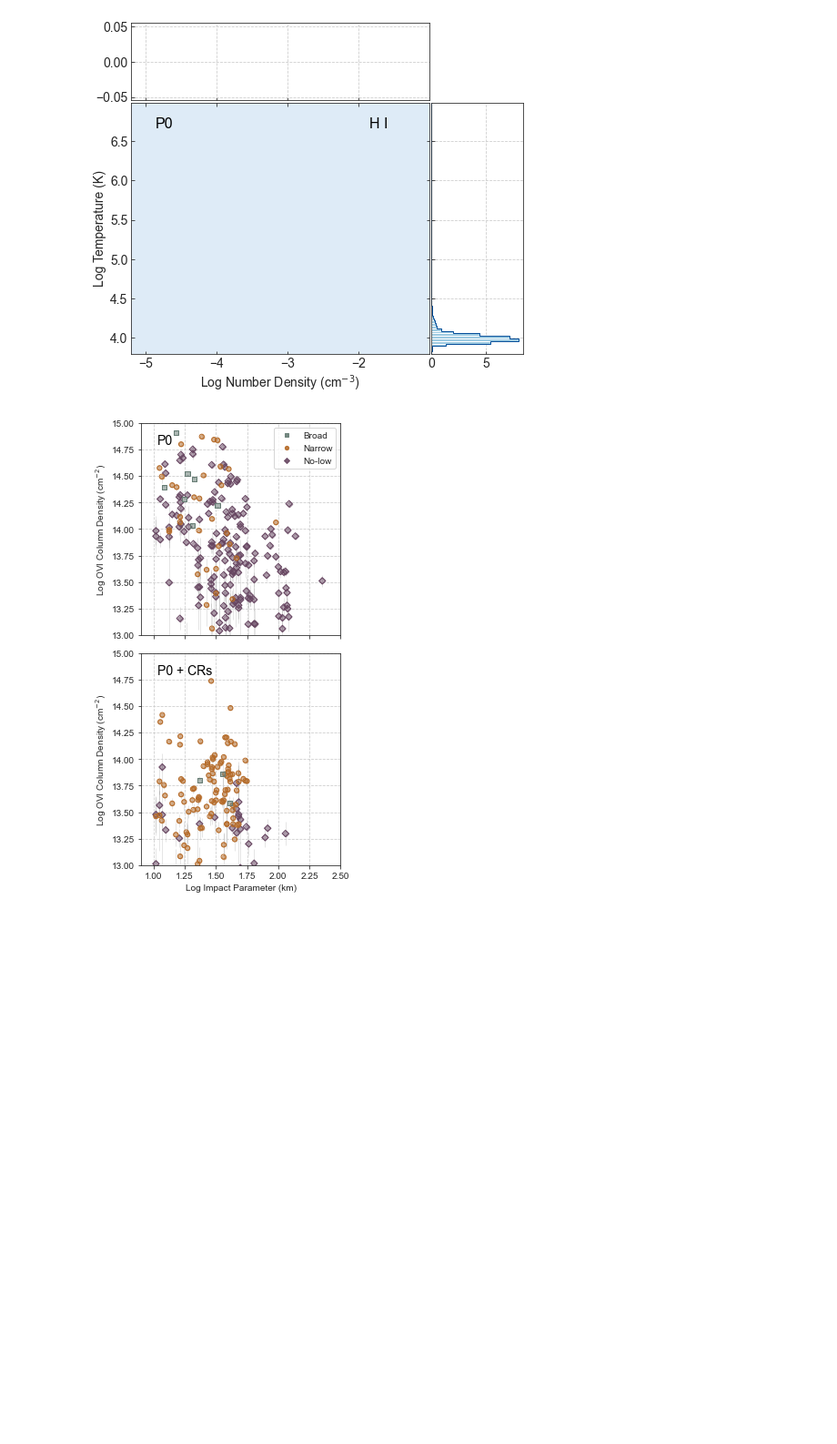
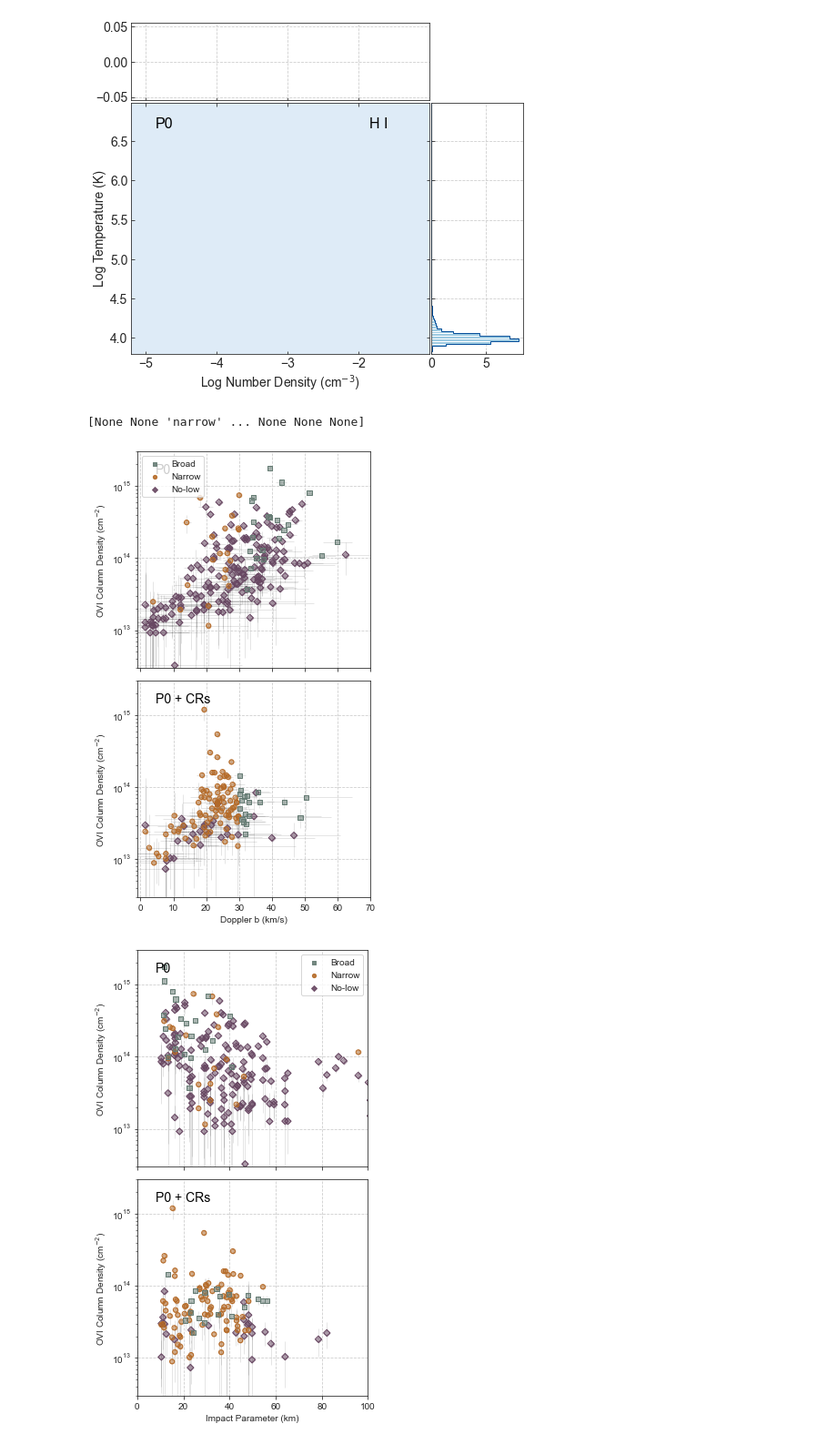
Before and after one commit to ibutsky/synthetic_spectra, a Jupyter notebook: scripts/plotting/paper_plots.ipynb, the cells around one changed output. Shown at 91% size. Cells and saved outputs as stored; diff of their text form; code cells hidden in the pictures; blank space fills up the shorter version.

Commit message:
updating plots and including data with confirmed detections

```diff
--- a/scripts/plotting/paper_plots.ipynb
+++ b/scripts/plotting/paper_plots.ipynb
@@ -180,30 +183,41 @@ yt : [WARNING  ] 2021-02-20 16:47:19,474 Field ('gas', 'H_p0_mass') already exis
 [figure]
 [figure]
 [figure]
+# %%
+csv_data_file = '../../data/analyzed_spectra/merged_solutions_with_upper_limits.csv'
+ion_list, logN_list, logNerr_list, b_list, berr_list, vel_list, \
+                vel_err_list, ray_id_list, model_list, impact_list, ovi_label_list, detection_list \
+                = pt.load_csv_data(csv_data_file)
+
+mask = (model_list == 'P0agncr')
+print(ovi_label_list[mask])
+# %% [output]
+[None None 'narrow' ... None None None]
 # %%
 # plotting O VI label plots
-def plot_ovi(xfield, csv_data_file = '../../data/analyzed_spectra/merged_solutions.csv'):
+def plot_ovi(xfield, impact_min = 0, impact_max = 500,
+             csv_data_file = '../../data/analyzed_spectra/merged_solutions_with_upper_limits.csv'):
     ion_list, logN_list, logNerr_list, b_list, berr_list, vel_list, \
-                vel_err_list, ray_id_list, model_list, impact_list, ovi_label_list \
+                vel_err_list, ray_id_list, model_list, impact_list, ovi_label_list, detection_list \
                 = pt.load_csv_data(csv_data_file)
 
     if xfield == 'bval':
-        x_list = np.log10(b_list)
-        xerr_list = np.log10(berr_list)
-        xlims = (0.7, 2)
-        xlabel = 'Log Doppler b (km/s)'
+        x_list = b_list
+#        xerr_list = np.log10(b_list + berr_list) - np.log10(b_list - berr_list)
+        xerr_list = berr_list
+        xlims = (-1, 70)
+        xlabel = 'Doppler b (km/s)'
     elif xfield == 'impact':
-        x_list = np.log10(impact_list)
+        x_list = impact_list
         xerr_list = np.zeros(len(impact_list))
-        xlims = (0.9, 2.5)
-        xlabel = 'Log Impact Parameter (km)'
+        xlims = (0, 100)
+        xlabel = 'Impact Parameter (km)'
 
 
-    fig, ax = plt.subplots(nrows = 2, ncols = 1, figsize = (4.2, 7.5), sharex = True, sharey = True)
+    fig, ax = plt.subplots(nrows = 2, ncols = 1, figsize = (4.6, 7.5), sharex = True, sharey = True)
     if xfield == 'bval':
         for a in ax:
             a.plot([0.7, 2.7], [13.5, 15.5], color = 'black', linestyle = 'dashed')
-
     label_list = ['broad', 'narrow', 'nolow']
     legend_list = ['Broad', 'Narrow', 'No-low']
     marker_list = ['s', 'o', 'D']
@@ -211,48 +225,56 @@ def plot_ovi(xfield, csv_data_file = '../../data/analyzed_spectra/merged_solutio
     color_list = [palettable.wesanderson.Moonrise2_4.mpl_colors[0], palettable.wesanderson.Moonrise2_4.mpl_colors[1],
                   palettable.wesanderson.Darjeeling4_5.mpl_colors[1]]
     for col, model in enumerate(['P0', 'P0agncr']):
-        mask = (ion_list == 'OVI') & (model_list == model)
-        total_ovi = pt.get_total_column(ray_id_list[mask], logN_list[mask])
+    #    mask = (ion_list == 'OVI') & (model_list == model) & (ray_id_list < 100)
+    #    total_ovi = pt.get_total_column(ray_id_list[mask], logN_list[mask])
        # for q in range(len(ion_list[mask])):
         #    print(ray_id_list[mask][q], ion_list[mask][q], logN_list[mask][q], total_ovi[q])
 
        # ax[col].scatter(x_list[mask], total_ovi, color = 'black', s = 23, zorder = 10)
         for i, label in enumerate(label_list):
-            mask = (ion_list == 'OVI') & (model_list == model) & (ovi_label_list == label)
+            mask = (ion_list == 'OVI') & (model_list == model) & (ovi_label_list == label) \
+              & (impact_list > impact_min) & (impact_list < impact_max)
            # ax.scatter(np.log10(b_list[mask]), logN_list[mask], label = legend_list[i])
             x = x_list[mask]
             xerr = xerr_list[mask]
-            y = logN_list[mask]
-            yerr = logNerr_list[mask]
+            y = np.power(10, logN_list[mask])
+            yerr = np.power(10, logN_list[mask] + logNerr_list[mask]) - np.power(10, logN_list[mask] - logNerr_list[mask])
             ax[col].errorbar(x, y, xerr=xerr, yerr=yerr, linewidth = 0.5,
                              color = 'black', linestyle = '', alpha = 0.2, zorder = 0)
             ax[col].scatter(x, y, s = 26, marker = marker_list[i],
                        edgecolor = color_list[i], color = 'None', zorder= zorder_list[i])
             ax[col].scatter(x, y, s = 23, marker = marker_list[i],
                        color = color_list[i], zorder= zorder_list[i], alpha = 0.5)
             # dummy for legend
             ax[col].scatter(-1, -1, s = 18, marker = marker_list[i],
                        color = color_list[i], label = legend_list[i], alpha = 0.9)
 
-        ax[col].set_ylabel('Log OVI Column Density (cm$^{-2}$)')
+        ax[col].set_ylabel('OVI Column Density (cm$^{-2}$)')
 
-    ylims = (13, 15)
+    #ylims = (13, 15)
+    ax[0].set_yscale('log')
+    ax[1].set_yscale('log')
+    ylims = (3e12, 3e15)
     ax[0].set_xlim(xlims)#0.7, 2)
     ax[0].set_ylim(ylims)
     ax[1].set_xlabel(xlabel)
 
 
     xtext = 0.08*(xlims[1] - xlims[0]) + xlims[0]
-    ytext = 0.9*(ylims[1] - ylims[0]) + ylims[0]
+    ytext = 0.5*(ylims[1] - ylims[0]) + ylims[0]
     ax[0].text(xtext, ytext, 'P0', fontsize = 14, color = 'black')
     ax[1].text(xtext, ytext, 'P0 + CRs', fontsize = 14, color = 'black')
 
     ax[0].legend()
     fig.tight_layout()
     plt.savefig('../../plots/OVI_%s_col.png'%xfield, dpi = 300)
 
-plot_ovi('impact')
+impact_min = 0
+impact_max = 300
+plot_ovi('bval', impact_min = impact_min, impact_max = impact_max)
+plot_ovi('impact', impact_min = impact_min, impact_max = impact_max)
 # %% [output]
-[figure, old version]
+[figure, new version]
+[figure, added]
 # %%
 # plotting O VI impact plots
```
Also changed, not shown: parts of 20 cells of this notebook, 6 other files.
